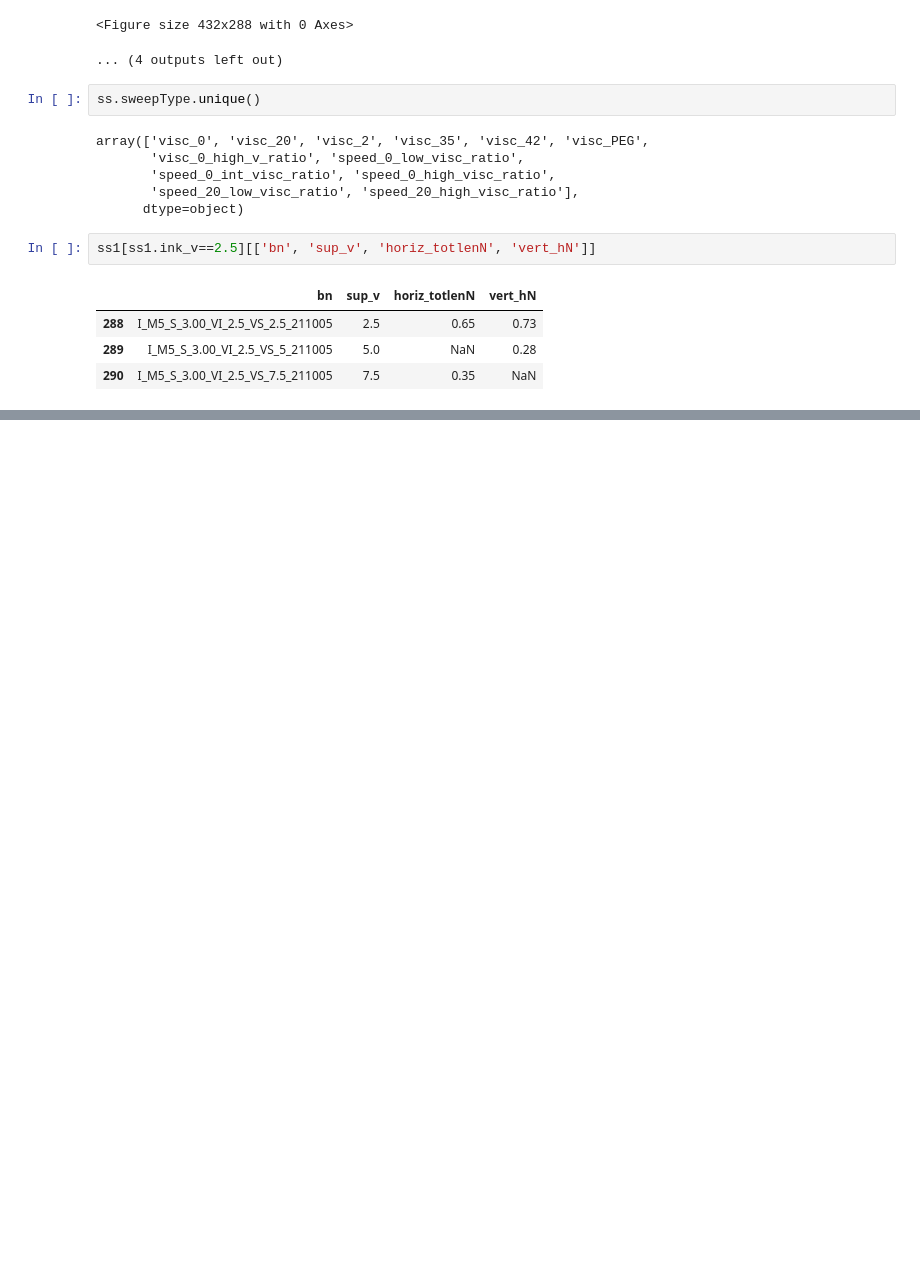
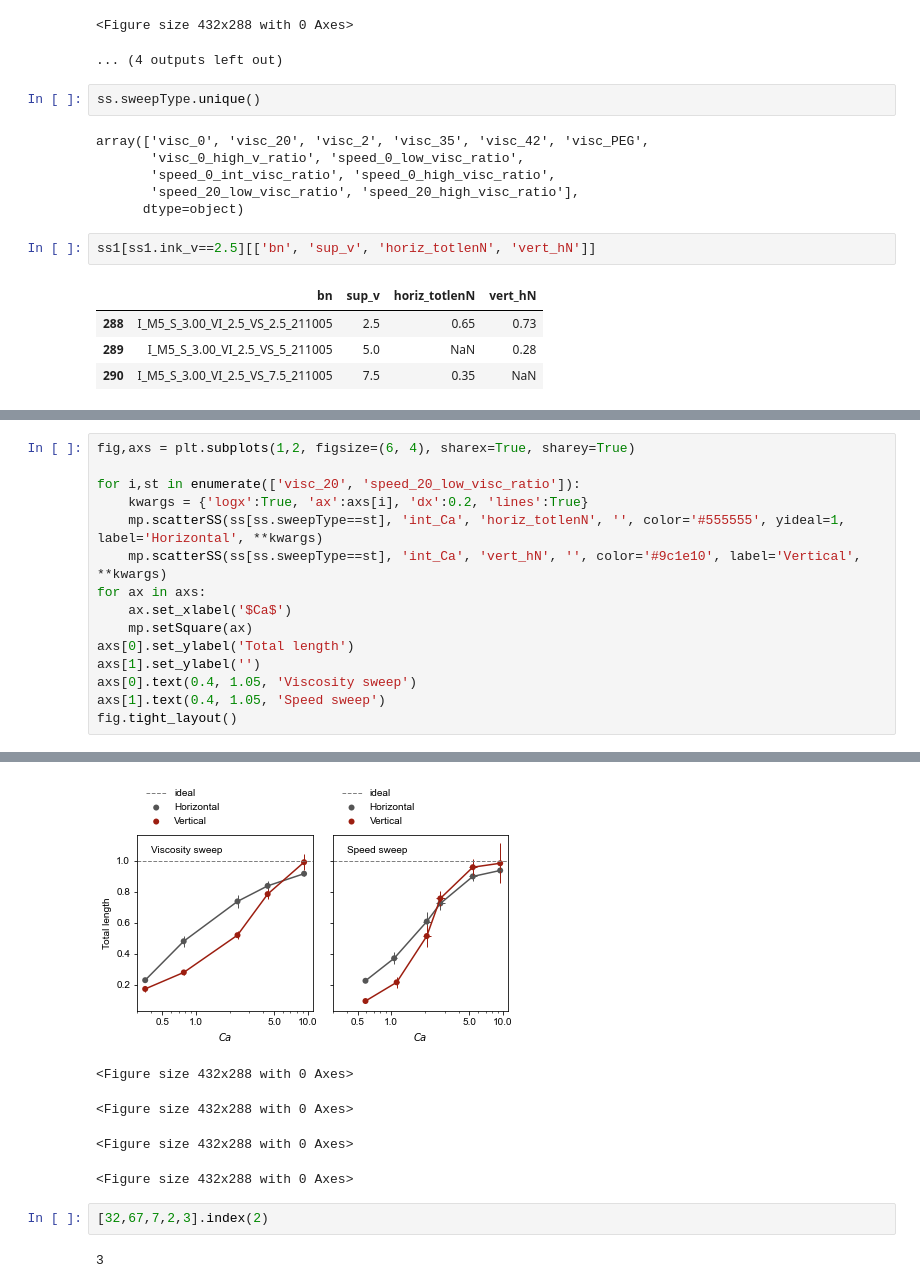
Before and after one commit to usnistgov/embedded3DPvids, a Jupyter notebook: ipynb/vidSummaries_vert.ipynb, the cells around one changed output, grey strips where cells are left out. Drawn from its saved outputs; the diff is of its cells as text; blank space fills up the shorter version.

```diff
--- a/ipynb/vidSummaries_vert.ipynb
+++ b/ipynb/vidSummaries_vert.ipynb
@@ -228,0 +247,16 @@ fig.tight_layout()
+# %%
+fig,axs = plt.subplots(1,2, figsize=(6, 4), sharex=True, sharey=True)
+
+for i,st in enumerate(['visc_20', 'speed_20_low_visc_ratio']):
+    kwargs = {'logx':True, 'ax':axs[i], 'dx':0.2, 'lines':True}
+    mp.scatterSS(ss[ss.sweepType==st], 'int_Ca', 'horiz_totlenN', '', color='#555555', yideal=1, label='Horizontal', **kwargs)
+    mp.scatterSS(ss[ss.sweepType==st], 'int_Ca', 'vert_hN', '', color='#9c1e10', label='Vertical', **kwargs)
+for ax in axs:
+    ax.set_xlabel('$Ca$')
+    mp.setSquare(ax)
+axs[0].set_ylabel('Total length')
+axs[1].set_ylabel('')
+axs[0].text(0.4, 1.05, 'Viscosity sweep')
+axs[1].text(0.4, 1.05, 'Speed sweep')
+fig.tight_layout()
+# %% [output]
@@ -228,0 +267,9 @@ fig.tight_layout()
+[figure, added]
+<Figure size 432x288 with 0 Axes>
+<Figure size 432x288 with 0 Axes>
+<Figure size 432x288 with 0 Axes>
+<Figure size 432x288 with 0 Axes>
+# %%
+[32,67,7,2,3].index(2)
+# %% [output]
+3
```
Also changed, not shown: parts of 4 cells of this notebook, 2 other files.
